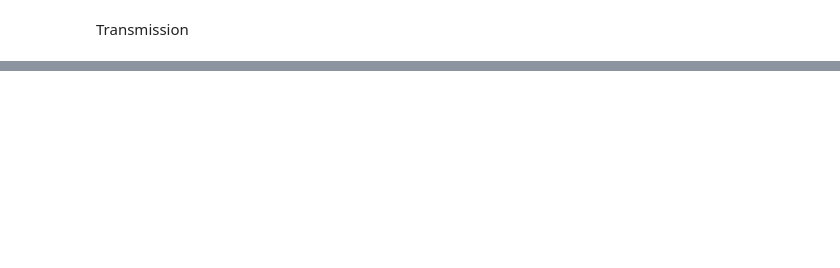
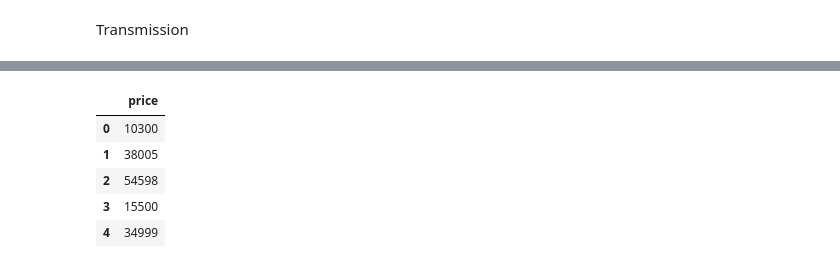
Before and after one commit to maxhtx/Car-Price-Prediction, a Jupyter notebook: code.ipynb, the cells around one changed output, grey strips where cells are left out. Saved outputs shown, nothing was run; the diff lists cells and outputs as text; code cells hidden in the pictures; blank space fills up the shorter version.

```diff
--- a/code.ipynb
+++ b/code.ipynb
@@ -299,3 +303,14 @@ Index(['brand', 'model', 'model_year', 'milage', 'fuel_type', 'engine',
       dtype='object')
 # %% [markdown]
 Transmission
+# %%
+def categorize_transmission(transmission_str):
+    if 'A/T' in transmission_str or 'Automatic' in transmission_str:
+        return 'Automatic'
+    else:
+        return 'Manual'
+
+data['transmission_type'] = data['transmission'].apply(categorize_transmission)
+
+# Display the first few rows to verify the changes
+data[['transmission', 'transmission_type']].head()
@@ -301,0 +324,13 @@ Transmission
+# %%
+# Remove '$' and ',' from price and convert to integer
+data['price'] = data['price'].str.replace('$', '').str.replace(',', '').astype(int)
+
+# Display first few rows to verify the changes
+data[['price']].head()
+# %% [output]
+|  | price |
+| 0 | 10300 |
+| 1 | 38005 |
+| 2 | 54598 |
+| 3 | 15500 |
+| 4 | 34999 |
```
Also changed, not shown: parts of 23 cells of this notebook.
